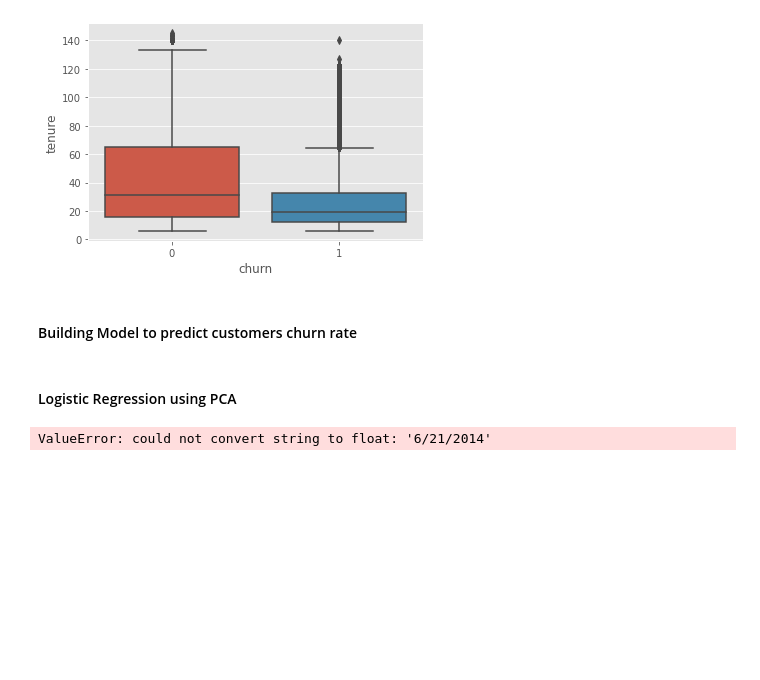
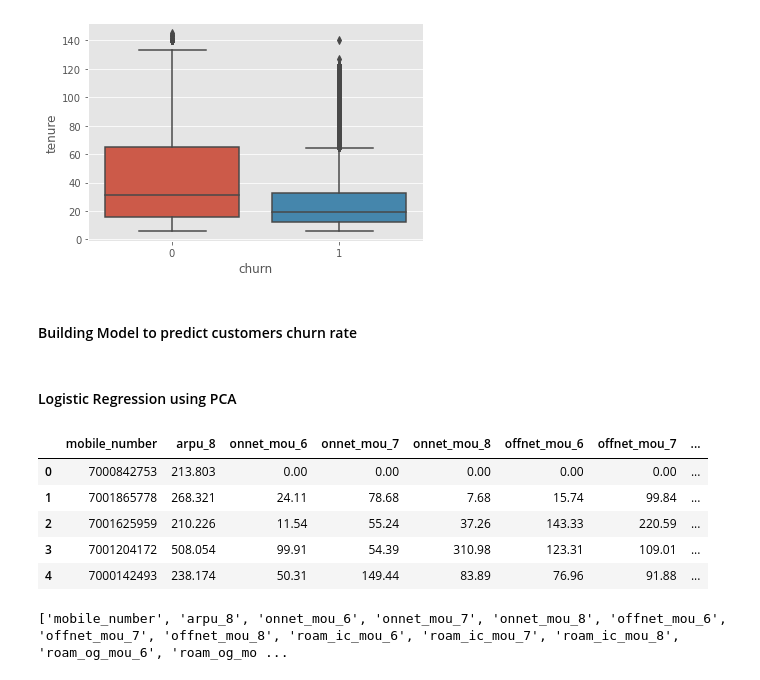
Before and after one commit to bappib/telecom_churn_CS, a Jupyter notebook: Telecom Churn Case Study - DS C52.ipynb, the cells around one changed output. Saved outputs shown, nothing was run; the diff lists cells and outputs as text; code cells hidden in the pictures; blank space fills up the shorter version.

```diff
--- a/Telecom Churn Case Study - DS C52.ipynb
+++ b/Telecom Churn Case Study - DS C52.ipynb
@@ -470,12 +486,23 @@ plt.show()
 # %%
 # Assign Feature Variables to X and Target Variable to y
 X = telecom_df.copy()
 X.drop('churn', axis=1, inplace=True)
-X = scaler.fit_transform(X)
+
 #X = telecom_df.drop(['churn'],axis=1)
-#y = telecom_df['churn']
+y = telecom_df['churn']
+X.head()
 # %% [output]
-ValueError: could not convert string to float: '6/21/2014'
+|  | mobile_number | arpu_8 | onnet_mou_6 | onnet_mou_7 | onnet_mou_8 | offnet_mou_6 | offnet_mou_7 | ... |
+| 0 | 7000842753 | 213.803 | 0.00 | 0.00 | 0.00 | 0.00 | 0.00 | ... |
+| 1 | 7001865778 | 268.321 | 24.11 | 78.68 | 7.68 | 15.74 | 99.84 | ... |
+| 2 | 7001625959 | 210.226 | 11.54 | 55.24 | 37.26 | 143.33 | 220.59 | ... |
+| 3 | 7001204172 | 508.054 | 99.91 | 54.39 | 310.98 | 123.31 | 109.01 | ... |
+| 4 | 7000142493 | 238.174 | 50.31 | 149.44 | 83.89 | 76.96 | 91.88 | ... |
+# %%
+num_col = X.select_dtypes(include = ['int64','float64']).columns.tolist()
+print(num_col)
+# %% [output]
+['mobile_number', 'arpu_8', 'onnet_mou_6', 'onnet_mou_7', 'onnet_mou_8', 'offnet_mou_6', 'offnet_mou_7', 'offnet_mou_8', 'roam_ic_mou_6', 'roam_ic_mou_7', 'roam_ic_mou_8', 'roam_og_mou_6', 'roam_og_mo ...
 # %%
 # Split Data into train and test
 X_train,X_test,y_train,y_test = train_test_split(X,y,train_size=0.7,random_state=100)
```
Also changed, not shown: parts of 43 cells of this notebook.
